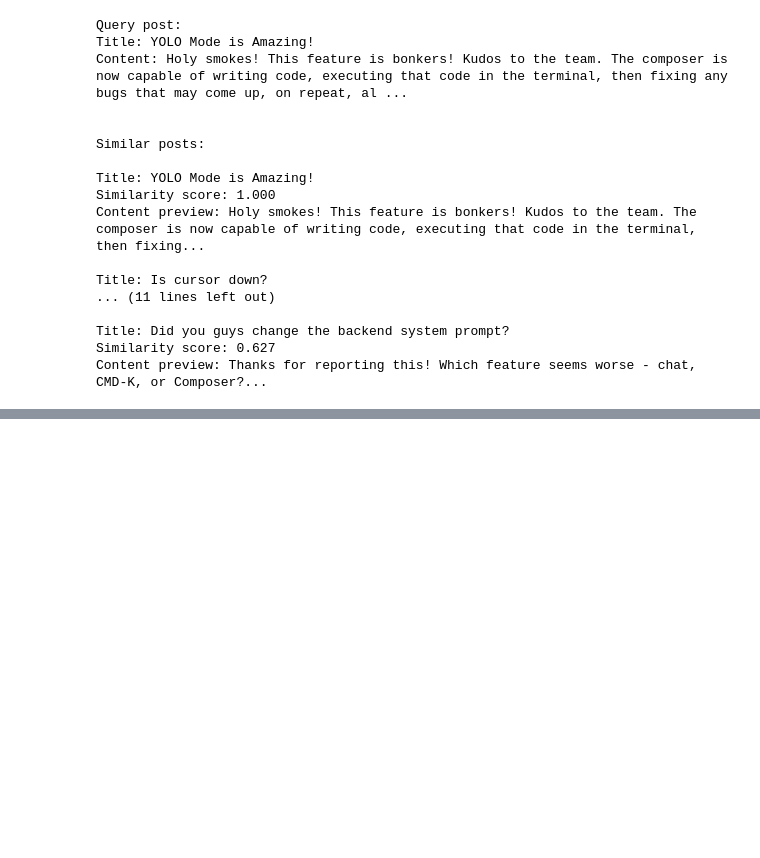
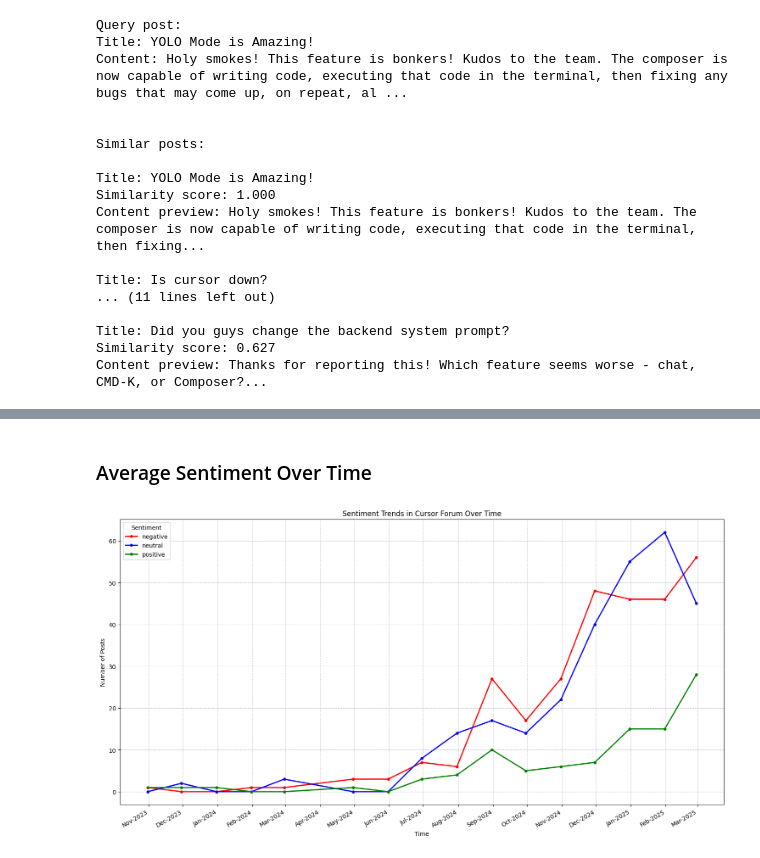
Before and after one commit to dgan11/discourse-analysis, a Jupyter notebook: notebooks/03_med_analysis.ipynb, the cells around one changed output, grey strips where cells are left out. Cells and saved outputs as stored; diff of their text form; code cells hidden in the pictures; blank space fills up the shorter version.

```diff
--- a/notebooks/03_med_analysis.ipynb
+++ b/notebooks/03_med_analysis.ipynb
@@ -451,0 +669,76 @@ Content preview: Thanks for reporting this! Which feature seems worse - chat, CM
+# %% [markdown]
+### Average Sentiment Over Time
+# %%
+# Average Sentiment Over Time
+import matplotlib.pyplot as plt
+import matplotlib.dates as mdates
+import pandas as pd
+
+# Reset index if it was set before
+df = df.reset_index()
+
+# Convert to datetime if not already
+df['post_created_at'] = pd.to_datetime(df['post_created_at'])
+
+# Set the post_created_at column as the index
+df.set_index('post_created_at', inplace=True)
+
+# Create monthly sentiment counts
+monthly_sentiment = (
+    df.resample('ME')['sentiment_label'].value_counts().unstack(fill_value=0)
+)
+
+# Define colors for sentiment
+colors = {'negative': 'red', 'neutral': 'blue', 'positive': 'green'}
+
+# Create the plot
+plt.figure(figsize=(15, 8))
+
+# Plot lines for each sentiment
+for sentiment in monthly_sentiment.columns:
+    plt.plot(
+        monthly_sentiment.index,
+        monthly_sentiment[sentiment],
+        color=colors[sentiment],
+        label=sentiment,
+        marker='o',  # Add markers for data points
+        markersize=4,
+        linewidth=2
+    )
+
+# Format x-axis to show Month-Year
+plt.gca().xaxis.set_major_formatter(mdates.DateFormatter('%b-%Y'))
+plt.gca().xaxis.set_major_locator(mdates.MonthLocator(interval=1))  # Show every month
+
+# Improve x-axis labels readability
+plt.gcf().autofmt_xdate()
+
+# Add labels and title
+plt.title('Sentiment Trends in Cursor Forum Over Time')
+plt.xlabel('Time')
+plt.ylabel('Number of Posts')
+
+# Add legend
+plt.legend(title='Sentiment')
+
+# Add grid for better readability
+plt.grid(True, linestyle='--', alpha=0.7)
+
+# Adjust layout
+plt.tight_layout()
+
+# Show the plot
+plt.show()
+
+# Print some insights
+print("\nSentiment Trends Summary:")
+print("\nPeak months for each sentiment:")
+for sentiment in monthly_sentiment.columns:
+    peak_month = monthly_sentiment[sentiment].idxmax()
+    peak_count = monthly_sentiment[sentiment].max()
+    print(f"{sentiment}: {peak_month.strftime('%B %Y')} with {peak_count} posts")
+
+print("\nMonthly averages:")
+print(monthly_sentiment.mean().round(1))
+# %% [output]
+[figure, added]
```
Also changed, not shown: parts of 6 cells of this notebook.
